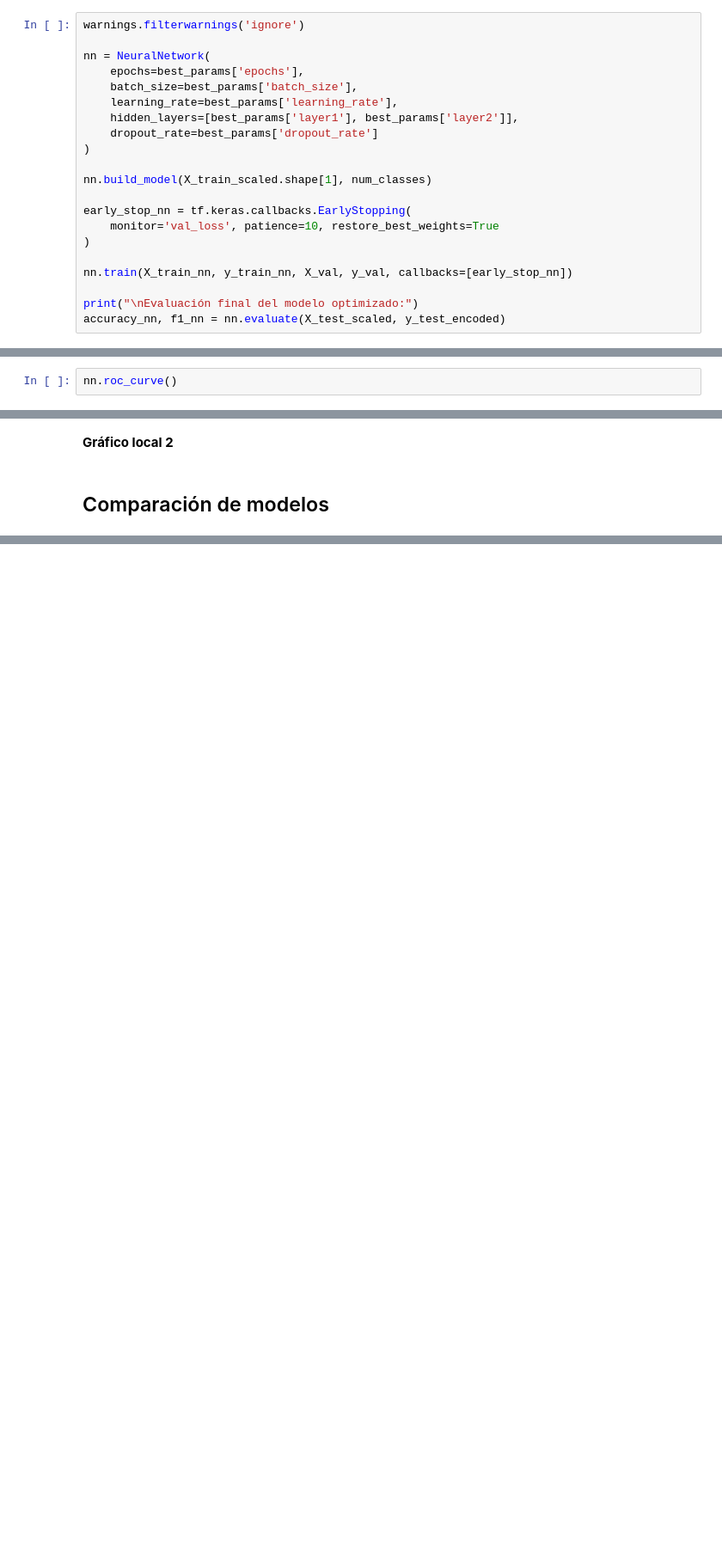
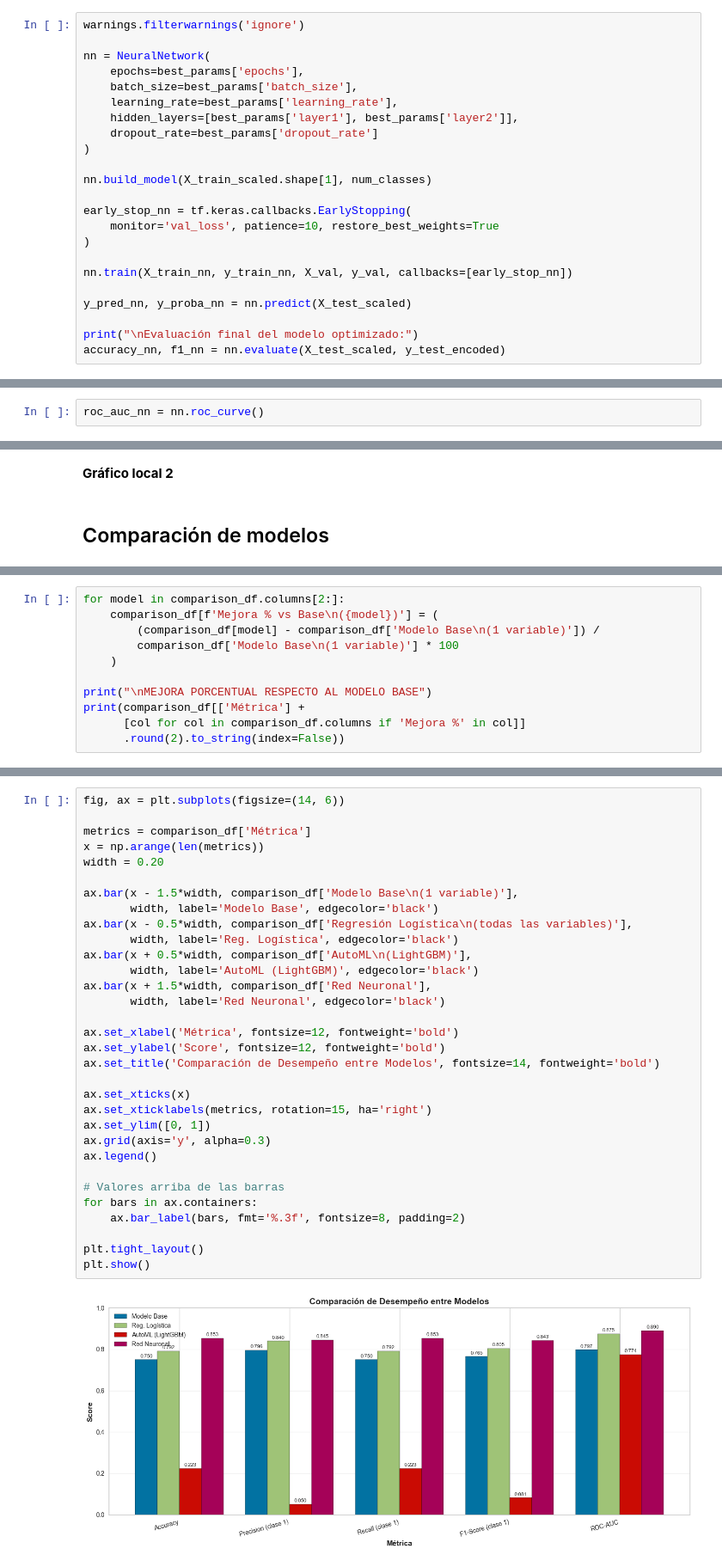
Before and after one commit to juanachies/AA1-TUIA-Chies-Palacio, a Jupyter notebook: TP-clasificacion-AA1.ipynb, the cells around one changed output, grey strips where cells are left out. Shown at 86% size. Drawn from its saved outputs; the diff is of its cells as text; blank space fills up the shorter version.

Commit message:
comparacion modelos

```diff
--- a/TP-clasificacion-AA1.ipynb
+++ b/TP-clasificacion-AA1.ipynb
@@ -2224,6 +2219,8 @@ early_stop_nn = tf.keras.callbacks.EarlyStopping(
 
 nn.train(X_train_nn, y_train_nn, X_val, y_val, callbacks=[early_stop_nn])
 
+y_pred_nn, y_proba_nn = nn.predict(X_test_scaled)
+
 print("\nEvaluación final del modelo optimizado:")
 accuracy_nn, f1_nn = nn.evaluate(X_test_scaled, y_test_encoded)
 # %% [output]
@@ -2235,5 +2234,5 @@ Test f1: 0.8437
 # %% [markdown]
 **Curva ROC**
 # %%
-nn.roc_curve()
+roc_auc_nn = nn.roc_curve()
 # %% [output]
@@ -2496,0 +2529,11 @@ def make_explanation(idx):
+# %%
+for model in comparison_df.columns[2:]:
+    comparison_df[f'Mejora % vs Base\n({model})'] = (
+        (comparison_df[model] - comparison_df['Modelo Base\n(1 variable)']) /
+        comparison_df['Modelo Base\n(1 variable)'] * 100
+    )
+
+print("\nMEJORA PORCENTUAL RESPECTO AL MODELO BASE")
+print(comparison_df[['Métrica'] +
+      [col for col in comparison_df.columns if 'Mejora %' in col]]
+      .round(2).to_string(index=False))
@@ -2496,0 +2548,34 @@ def make_explanation(idx):
+# %%
+fig, ax = plt.subplots(figsize=(14, 6))
+
+metrics = comparison_df['Métrica']
+x = np.arange(len(metrics))
+width = 0.20
+
+ax.bar(x - 1.5*width, comparison_df['Modelo Base\n(1 variable)'],
+       width, label='Modelo Base', edgecolor='black')
+ax.bar(x - 0.5*width, comparison_df['Regresión Logística\n(todas las variables)'],
+       width, label='Reg. Logística', edgecolor='black')
+ax.bar(x + 0.5*width, comparison_df['AutoML\n(LightGBM)'],
+       width, label='AutoML (LightGBM)', edgecolor='black')
+ax.bar(x + 1.5*width, comparison_df['Red Neuronal'],
+       width, label='Red Neuronal', edgecolor='black')
+
+ax.set_xlabel('Métrica', fontsize=12, fontweight='bold')
+ax.set_ylabel('Score', fontsize=12, fontweight='bold')
+ax.set_title('Comparación de Desempeño entre Modelos', fontsize=14, fontweight='bold')
+
+ax.set_xticks(x)
+ax.set_xticklabels(metrics, rotation=15, ha='right')
+ax.set_ylim([0, 1])
+ax.grid(axis='y', alpha=0.3)
+ax.legend()
+
+# Valores arriba de las barras
+for bars in ax.containers:
+    ax.bar_label(bars, fmt='%.3f', fontsize=8, padding=2)
+
+plt.tight_layout()
+plt.show()
+# %% [output]
+[figure, added]
```
Also changed, not shown: parts of 30 cells of this notebook, 1 other file.
